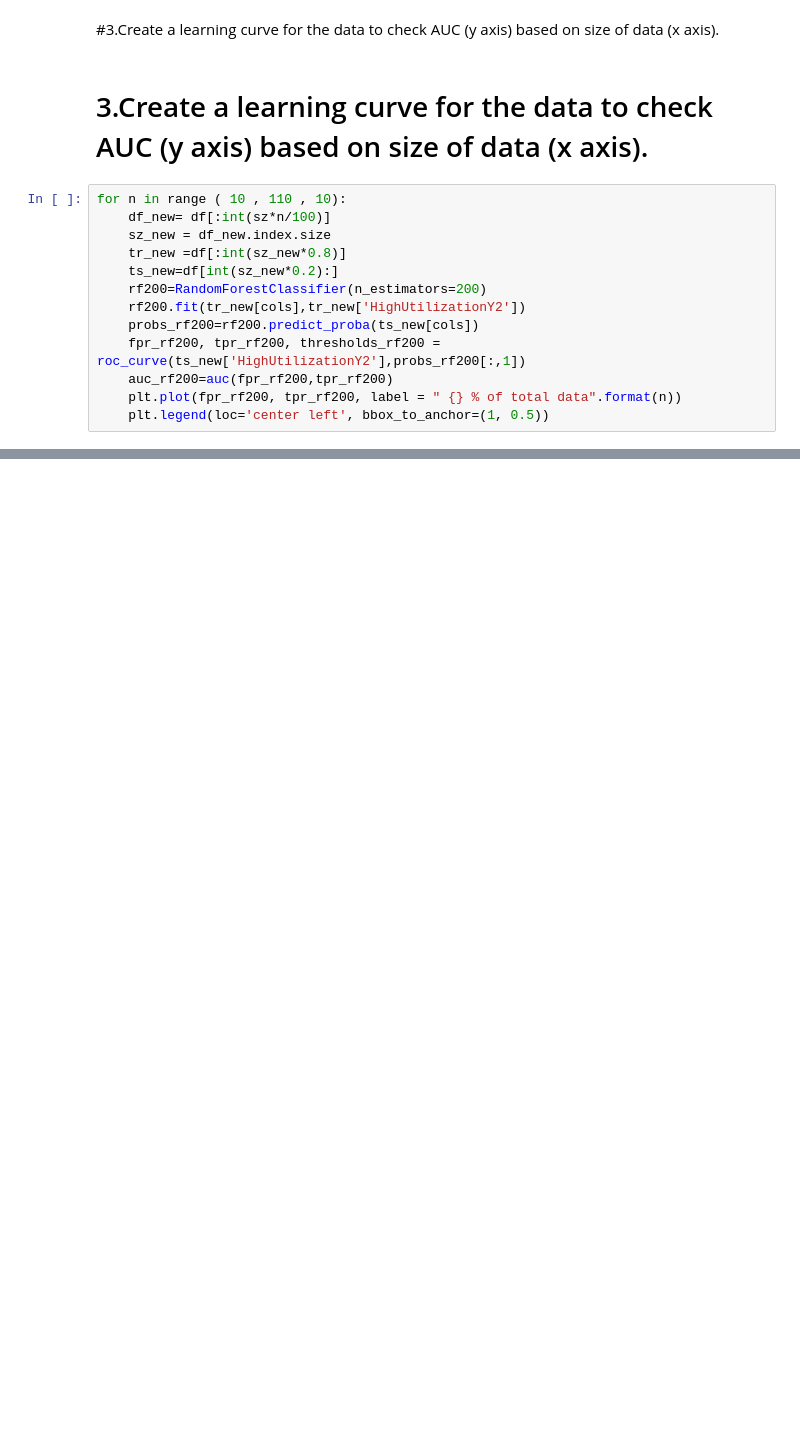
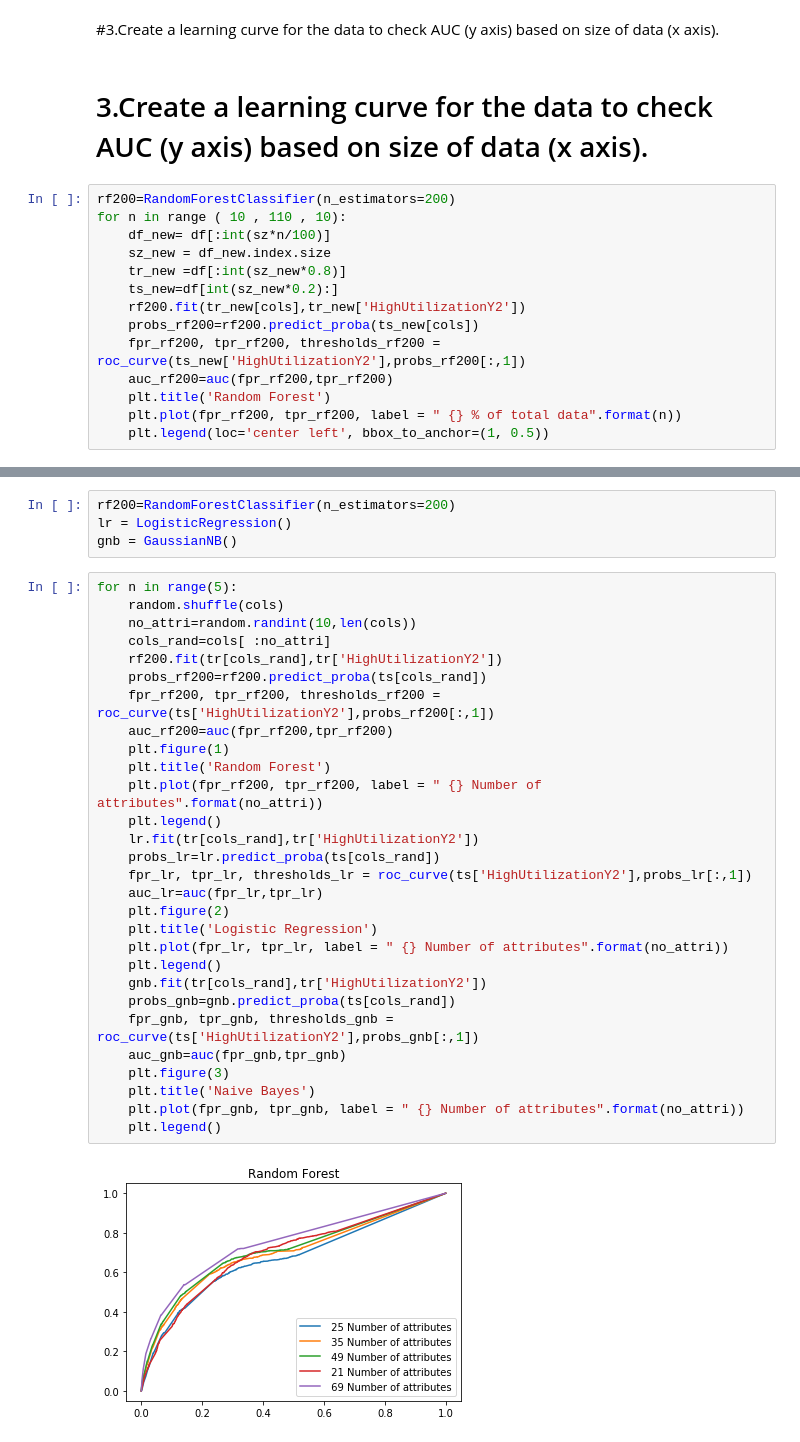
Before and after one commit to akhilanto/My-Python-Works, a Jupyter notebook: Python samples/Hap880assignmnet2.ipynb, the cells around one changed output, grey strips where cells are left out. Saved outputs shown, nothing was run; the diff lists cells and outputs as text; blank space fills up the shorter version.

```diff
--- a/Python samples/Hap880assignmnet2.ipynb
+++ b/Python samples/Hap880assignmnet2.ipynb
@@ -190,15 +193,16 @@ for n in range(10, 30, 5):
 # %% [markdown]
 # 3.Create a learning curve for the data to check AUC (y axis) based on size of data (x axis).
 # %%
+rf200=RandomForestClassifier(n_estimators=200)
 for n in range ( 10 , 110 , 10):
     df_new= df[:int(sz*n/100)]
     sz_new = df_new.index.size
     tr_new =df[:int(sz_new*0.8)]
     ts_new=df[int(sz_new*0.2):]
-    rf200=RandomForestClassifier(n_estimators=200)
     rf200.fit(tr_new[cols],tr_new['HighUtilizationY2'])
     probs_rf200=rf200.predict_proba(ts_new[cols])
     fpr_rf200, tpr_rf200, thresholds_rf200 = roc_curve(ts_new['HighUtilizationY2'],probs_rf200[:,1])
     auc_rf200=auc(fpr_rf200,tpr_rf200)
+    plt.title('Random Forest')
     plt.plot(fpr_rf200, tpr_rf200, label = " {} % of total data".format(n))
     plt.legend(loc='center left', bbox_to_anchor=(1, 0.5))
@@ -206,0 +217,35 @@ for n in range ( 10 , 110 , 10):
+# %%
+rf200=RandomForestClassifier(n_estimators=200)
+lr = LogisticRegression()
+gnb = GaussianNB()
+# %%
+for n in range(5):
+    random.shuffle(cols)
+    no_attri=random.randint(10,len(cols))
+    cols_rand=cols[ :no_attri]
+    rf200.fit(tr[cols_rand],tr['HighUtilizationY2'])
+    probs_rf200=rf200.predict_proba(ts[cols_rand])
+    fpr_rf200, tpr_rf200, thresholds_rf200 = roc_curve(ts['HighUtilizationY2'],probs_rf200[:,1])
+    auc_rf200=auc(fpr_rf200,tpr_rf200)
+    plt.figure(1)
+    plt.title('Random Forest')
+    plt.plot(fpr_rf200, tpr_rf200, label = " {} Number of attributes".format(no_attri))
+    plt.legend()
+    lr.fit(tr[cols_rand],tr['HighUtilizationY2'])
+    probs_lr=lr.predict_proba(ts[cols_rand])
+    fpr_lr, tpr_lr, thresholds_lr = roc_curve(ts['HighUtilizationY2'],probs_lr[:,1])
+    auc_lr=auc(fpr_lr,tpr_lr)
+    plt.figure(2)
+    plt.title('Logistic Regression')
+    plt.plot(fpr_lr, tpr_lr, label = " {} Number of attributes".format(no_attri))
+    plt.legend()
+    gnb.fit(tr[cols_rand],tr['HighUtilizationY2'])
+    probs_gnb=gnb.predict_proba(ts[cols_rand])
+    fpr_gnb, tpr_gnb, thresholds_gnb = roc_curve(ts['HighUtilizationY2'],probs_gnb[:,1])
+    auc_gnb=auc(fpr_gnb,tpr_gnb)
+    plt.figure(3)
+    plt.title('Naive Bayes')
+    plt.plot(fpr_gnb, tpr_gnb, label = " {} Number of attributes".format(no_attri))
+    plt.legend()
+# %% [output]
+[figure, added]
```
Also changed, not shown: parts of 15 cells of this notebook, 1 other file.
